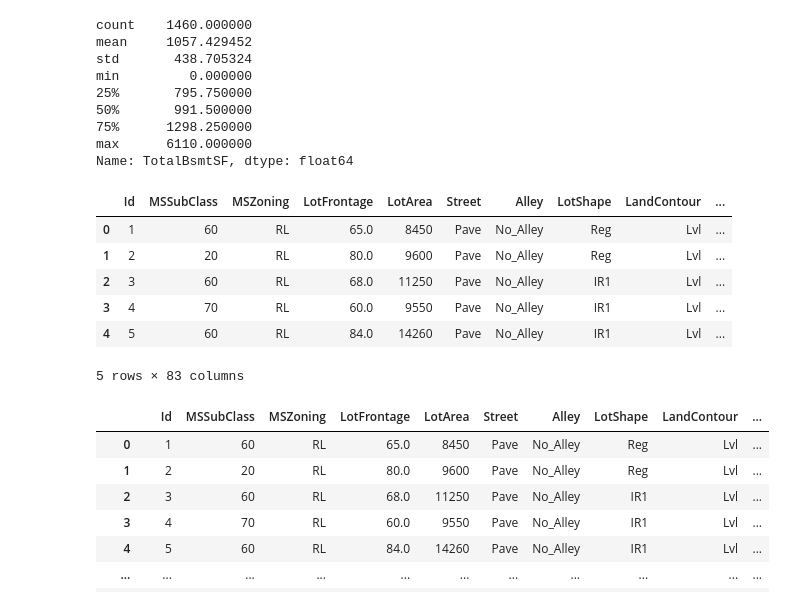
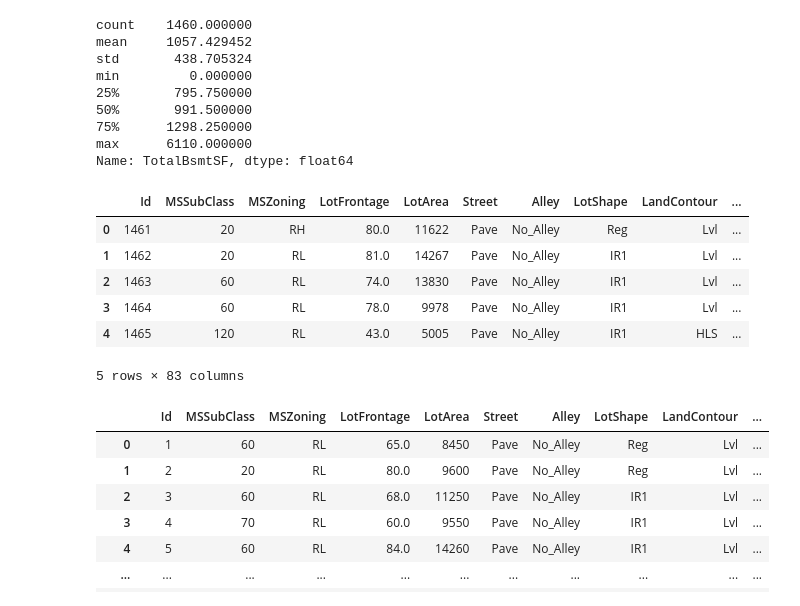
Before and after one commit to oimartin/Predicting_House_Prices, a Jupyter notebook: predicting_home_prices.ipynb, the cells around one changed output. Drawn from its saved outputs; the diff is of its cells as text; code cells hidden in the pictures.

```diff
--- a/predicting_home_prices.ipynb
+++ b/predicting_home_prices.ipynb
@@ -427,9 +428,13 @@ sns.histplot(train.MSZoning)
 # Summer: 6, 7, 8 = 3
 # Fall: 9, 10, 11 = 4
 
-train['Season'] = train['MoSold'].replace({12: 1, 1: 1, 2: 1, 3: 2,
-                                               4: 2, 5: 2, 6: 3, 7: 3,
-                                               8: 3, 9: 4, 10: 4, 11: 4})
-train.head()
+def seasons (data_frame):
+  data_frame['Season'] = data_frame['MoSold'].replace({12: 1, 1: 1, 2: 1, 3: 2,
+                                                4: 2, 5: 2, 6: 3, 7: 3,
+                                                8: 3, 9: 4, 10: 4, 11: 4})
+  return data_frame
+
+seasons(train).head()
+seasons(test).head()
 # %% [output]
 |  | Id | MSSubClass | MSZoning | LotFrontage | LotArea | Street | Alley | LotShape | LandContour | ... |
@@ -453,9 +458,14 @@ max      2010.000000
 Name: YearBuilt, dtype: float64
 # %%
 # Create 30 year time periods feature
-bins = [1870, 1900, 1930, 1960, 1990, 2010]
-group_names = [0, 1, 2, 3, 4]
-train['YearBuilt_bin'] = pd.cut(train['YearBuilt'], bins, labels=group_names).astype('float')
-train.head()
+def builtyear_bin (data_frame):
+
+  bins = [1870, 1900, 1930, 1960, 1990, 2010]
+  group_names = [0, 1, 2, 3, 4]
+  data_frame['YearBuilt_bin'] = pd.cut(data_frame['YearBuilt'], bins, labels=group_names).astype('float')
+  return data_frame
+
+builtyear_bin(train).head()
+builtyear_bin(test).head()
 # %% [output]
 |  | Id | MSSubClass | MSZoning | LotFrontage | LotArea | Street | Alley | LotShape | LandContour | ... |
@@ -499,15 +509,20 @@ max      6110.000000
 Name: TotalBsmtSF, dtype: float64
 # %%
 # Create feature combining structure area of AboveGround Living Area, Garage Area, and Bsmt Area
-train['TotalStructureArea'] = train['GrLivArea'] + train['GarageArea'] + train['TotalBsmtSF']
-train.head()
+
+def combined_area (data_frame):
+  data_frame['TotalStructureArea'] = data_frame['GrLivArea'] + data_frame['GarageArea'] + data_frame['TotalBsmtSF']
+  return data_frame
+
+combined_area(train).head()
+combined_area(test).head()
 # %% [output]
 |  | Id | MSSubClass | MSZoning | LotFrontage | LotArea | Street | Alley | LotShape | LandContour | ... |
-| 0 | 1 | 60 | RL | 65.0 | 8450 | Pave | No_Alley | Reg | Lvl | ... |
-| 1 | 2 | 20 | RL | 80.0 | 9600 | Pave | No_Alley | Reg | Lvl | ... |
-| 2 | 3 | 60 | RL | 68.0 | 11250 | Pave | No_Alley | IR1 | Lvl | ... |
-| 3 | 4 | 70 | RL | 60.0 | 9550 | Pave | No_Alley | IR1 | Lvl | ... |
-| 4 | 5 | 60 | RL | 84.0 | 14260 | Pave | No_Alley | IR1 | Lvl | ... |
+| 0 | 1461 | 20 | RH | 80.0 | 11622 | Pave | No_Alley | Reg | Lvl | ... |
+| 1 | 1462 | 20 | RL | 81.0 | 14267 | Pave | No_Alley | IR1 | Lvl | ... |
+| 2 | 1463 | 60 | RL | 74.0 | 13830 | Pave | No_Alley | IR1 | Lvl | ... |
+| 3 | 1464 | 60 | RL | 78.0 | 9978 | Pave | No_Alley | IR1 | Lvl | ... |
+| 4 | 1465 | 120 | RL | 43.0 | 5005 | Pave | No_Alley | IR1 | HLS | ... |
 5 rows × 83 columns
 # %%
 # add SalePrice information and train data into new df
```
Also changed, not shown: parts of 31 cells of this notebook.
